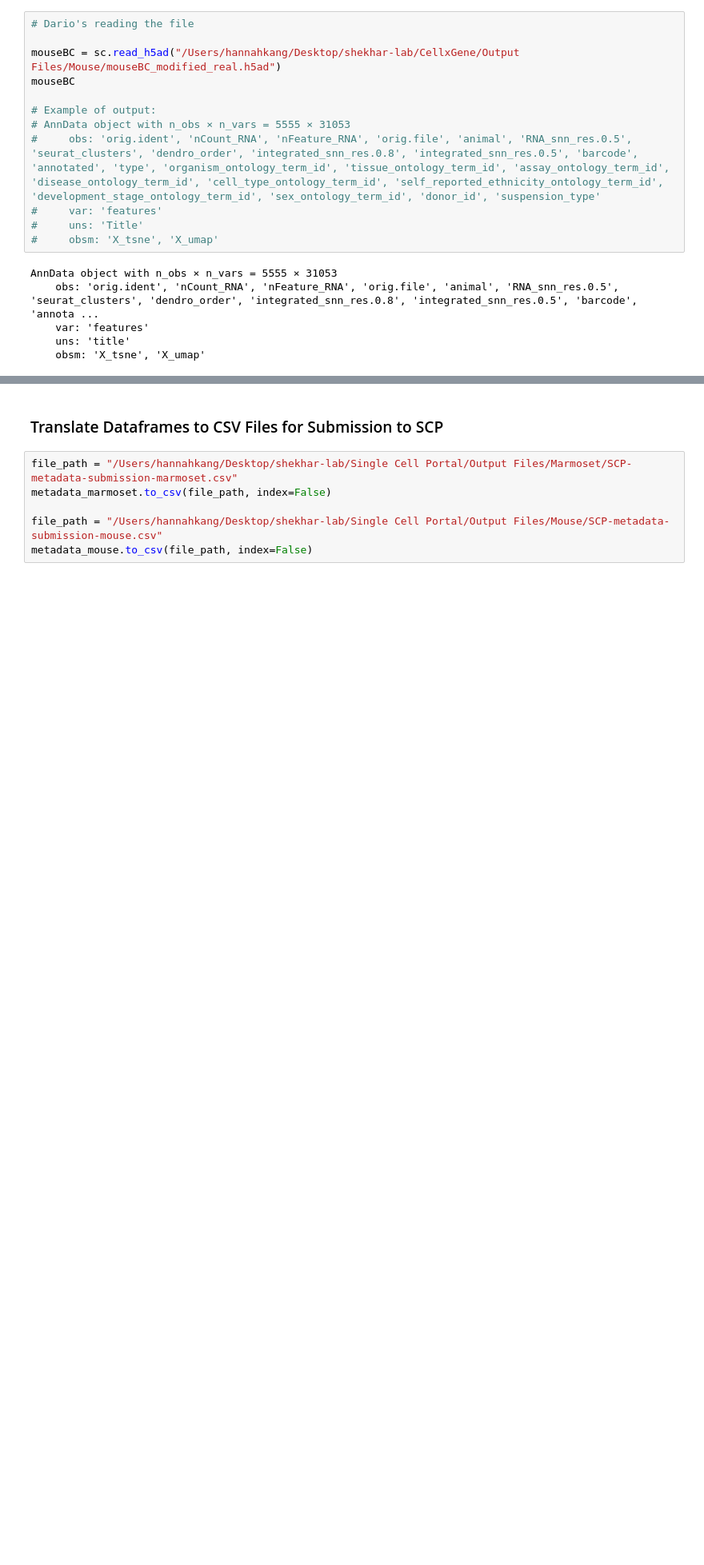
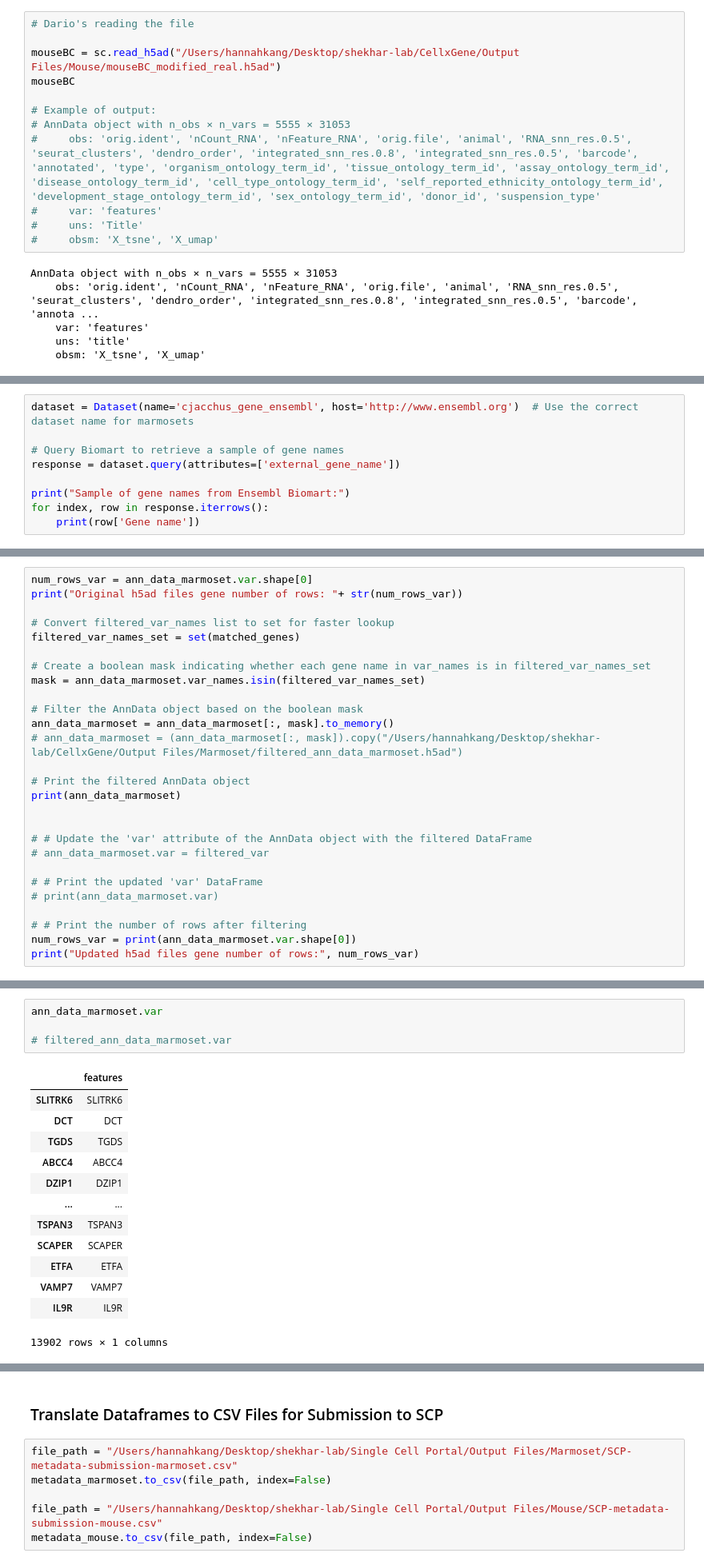
Before and after one commit to hkanx/shekhar-lab, a Jupyter notebook: Code/metadata.ipynb, the cells around one changed output, grey strips where cells are left out. Shown at 80% size. Drawn from its saved outputs; the diff is of its cells as text; blank space fills up the shorter version.

```diff
--- a/Code/metadata.ipynb
+++ b/Code/metadata.ipynb
@@ -568,0 +743,9 @@ AnnData object with n_obs × n_vars = 12556 × 27665
+# %%
+dataset = Dataset(name='cjacchus_gene_ensembl', host='http://www.ensembl.org')  # Use the correct dataset name for marmosets
+
+# Query Biomart to retrieve a sample of gene names
+response = dataset.query(attributes=['external_gene_name'])
+
+print("Sample of gene names from Ensembl Biomart:")
+for index, row in response.iterrows():
+    print(row['Gene name'])
@@ -568,0 +837,27 @@ AnnData object with n_obs × n_vars = 12556 × 27665
+# %%
+num_rows_var = ann_data_marmoset.var.shape[0]
+print("Original h5ad files gene number of rows: "+ str(num_rows_var))
+
+# Convert filtered_var_names list to set for faster lookup
+filtered_var_names_set = set(matched_genes)
+
+# Create a boolean mask indicating whether each gene name in var_names is in filtered_var_names_set
+mask = ann_data_marmoset.var_names.isin(filtered_var_names_set)
+
+# Filter the AnnData object based on the boolean mask
+ann_data_marmoset = ann_data_marmoset[:, mask].to_memory()
+# ann_data_marmoset = (ann_data_marmoset[:, mask]).copy("/Users/hannahkang/Desktop/shekhar-lab/CellxGene/Output Files/Marmoset/filtered_ann_data_marmoset.h5ad")
+
+# Print the filtered AnnData object
+print(ann_data_marmoset)
+
+
+# # Update the 'var' attribute of the AnnData object with the filtered DataFrame
+# ann_data_marmoset.var = filtered_var
+
+# # Print the updated 'var' DataFrame
+# print(ann_data_marmoset.var)
+
+# # Print the number of rows after filtering
+num_rows_var = print(ann_data_marmoset.var.shape[0])
+print("Updated h5ad files gene number of rows:", num_rows_var)
@@ -568,0 +873,18 @@ AnnData object with n_obs × n_vars = 12556 × 27665
+# %%
+ann_data_marmoset.var
+
+# filtered_ann_data_marmoset.var
+# %% [output]
+|  | features |
+| SLITRK6 | SLITRK6 |
+| DCT | DCT |
+| TGDS | TGDS |
+| ABCC4 | ABCC4 |
+| DZIP1 | DZIP1 |
+| ... | ... |
+| TSPAN3 | TSPAN3 |
+| SCAPER | SCAPER |
+| ETFA | ETFA |
+| VAMP7 | VAMP7 |
+| IL9R | IL9R |
+13902 rows × 1 columns
```
Also changed, not shown: parts of 26 cells of this notebook, 7 other files.
